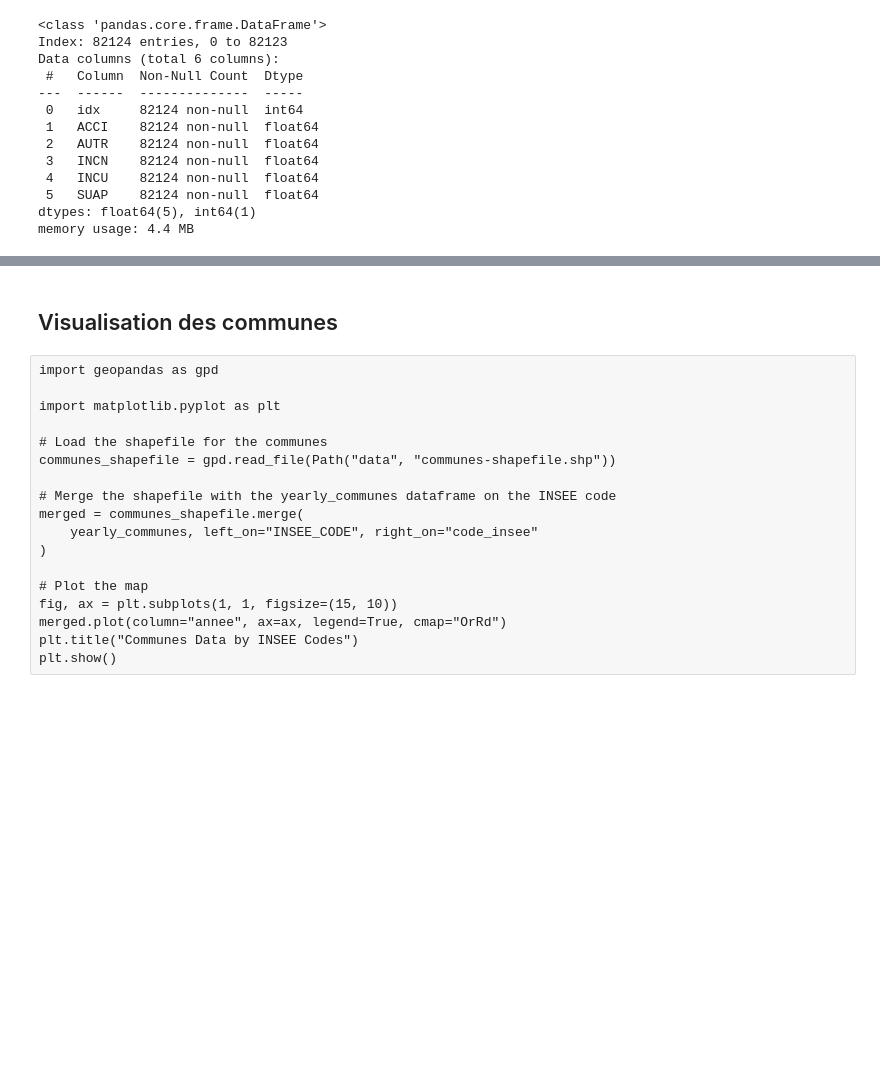
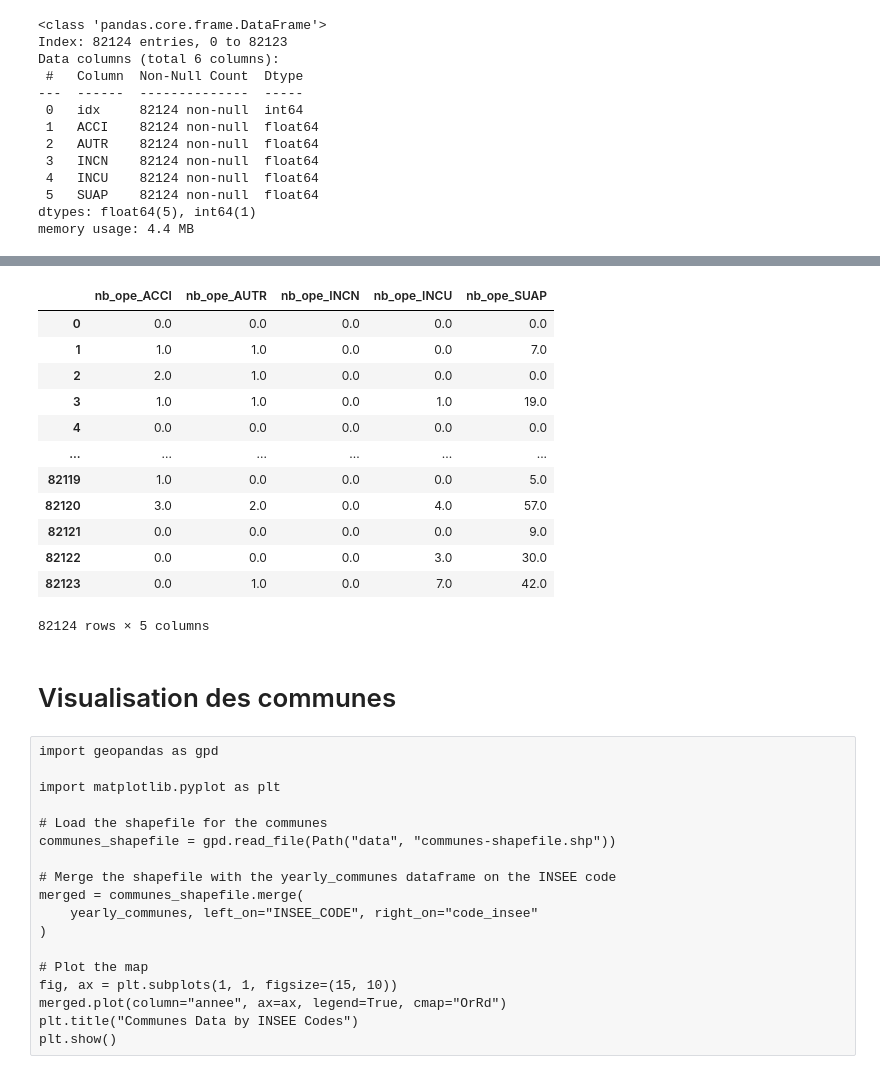
Before and after one commit to XwaeK/DataCamp2024_group_project, a Jupyter notebook: data_explore.ipynb, the cells around one changed output, grey strips where cells are left out. Saved outputs shown, nothing was run; the diff lists cells and outputs as text; code cells hidden in the pictures; blank space fills up the shorter version.

```diff
--- a/data_explore.ipynb
+++ b/data_explore.ipynb
@@ -640,5 +684,21 @@ y_test_private.to_hdf("data/y_test.h5", key="target", mode="w")
+# %%
+y_train
+# %% [output]
+|  | nb_ope_ACCI | nb_ope_AUTR | nb_ope_INCN | nb_ope_INCU | nb_ope_SUAP |
+| 0 | 0.0 | 0.0 | 0.0 | 0.0 | 0.0 |
+| 1 | 1.0 | 1.0 | 0.0 | 0.0 | 7.0 |
+| 2 | 2.0 | 1.0 | 0.0 | 0.0 | 0.0 |
+| 3 | 1.0 | 1.0 | 0.0 | 1.0 | 19.0 |
+| 4 | 0.0 | 0.0 | 0.0 | 0.0 | 0.0 |
+| ... | ... | ... | ... | ... | ... |
+| 82119 | 1.0 | 0.0 | 0.0 | 0.0 | 5.0 |
+| 82120 | 3.0 | 2.0 | 0.0 | 4.0 | 57.0 |
+| 82121 | 0.0 | 0.0 | 0.0 | 0.0 | 9.0 |
+| 82122 | 0.0 | 0.0 | 0.0 | 3.0 | 30.0 |
+| 82123 | 0.0 | 1.0 | 0.0 | 7.0 | 42.0 |
+82124 rows × 5 columns
 # %% [markdown]
-## Visualisation des communes
+# Visualisation des communes
 # %%
 # https://osm13.openstreetmap.fr/~cquest/openfla/export/communes-20220101-shp.zip
 # %% [raw]
```
Also changed, not shown: parts of 8 cells of this notebook, 4 other files.
